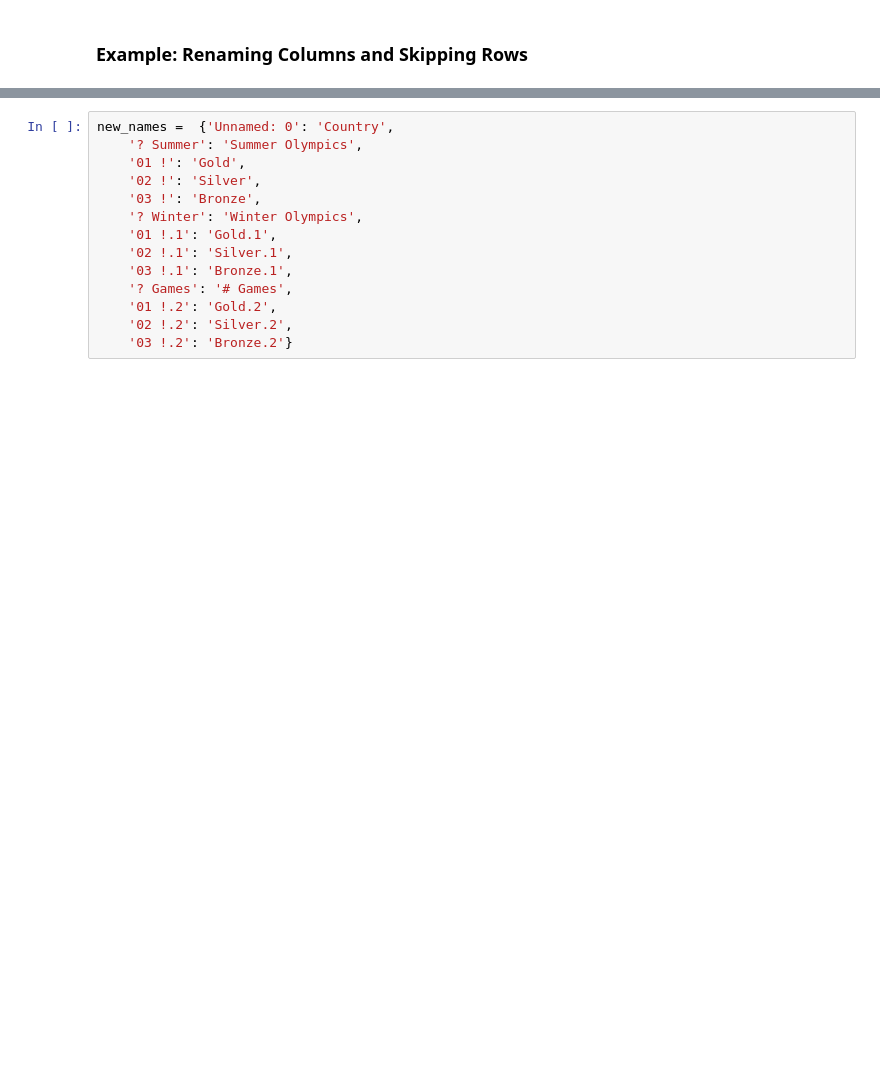
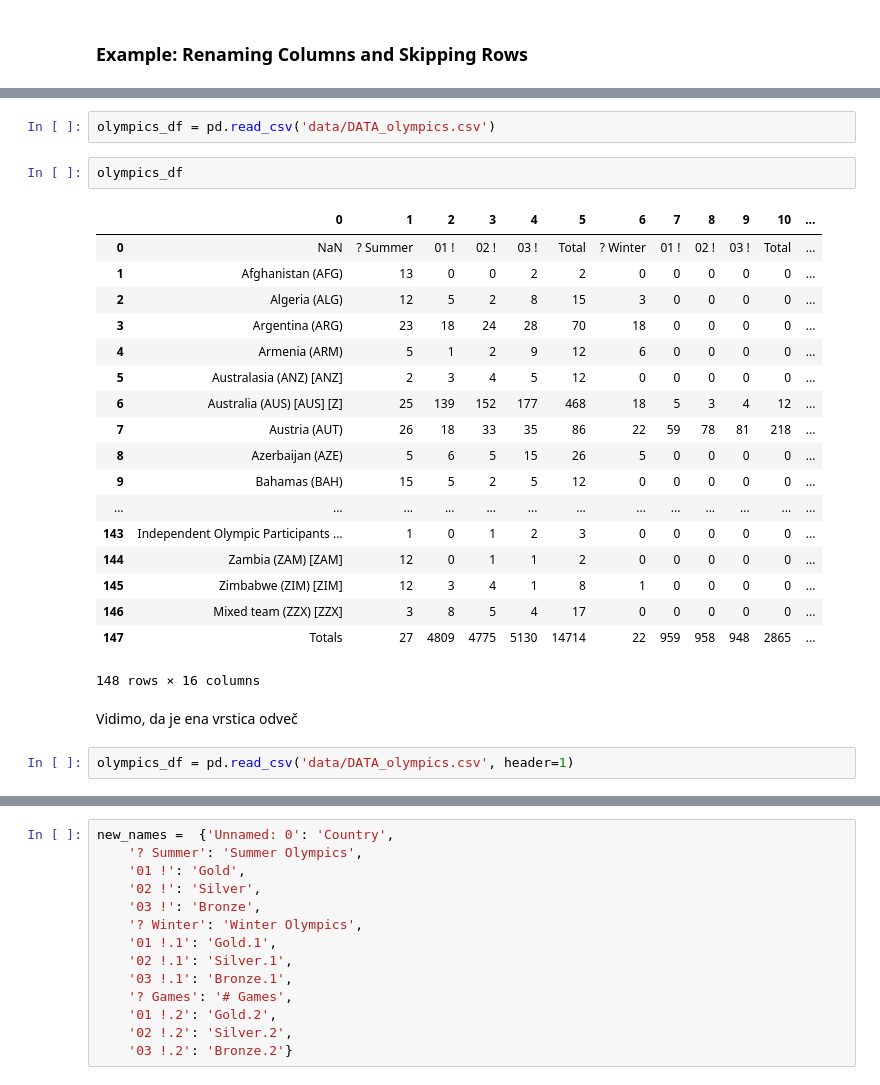
Before and after one commit to gaspera/python_analitika, a Jupyter notebook: teden_04/04_teden_uvoz_in_priprava_podatkov_clean.ipynb, the cells around one changed output, grey strips where cells are left out. Drawn from its saved outputs; the diff is of its cells as text; blank space fills up the shorter version.

```diff
--- a/teden_04/04_teden_uvoz_in_priprava_podatkov_clean.ipynb
+++ b/teden_04/04_teden_uvoz_in_priprava_podatkov_clean.ipynb
@@ -589,0 +1528,27 @@ data = pd.DataFrame(np.arange(12).reshape((3, 4)),
+# %%
+olympics_df = pd.read_csv('data/DATA_olympics.csv')
+# %%
+olympics_df
+# %% [output]
+|  | 0 | 1 | 2 | 3 | 4 | 5 | 6 | 7 | 8 | 9 | 10 | ... |
+| 0 | NaN | ? Summer | 01 ! | 02 ! | 03 ! | Total | ? Winter | 01 ! | 02 ! | 03 ! | Total | ... |
+| 1 | Afghanistan (AFG) | 13 | 0 | 0 | 2 | 2 | 0 | 0 | 0 | 0 | 0 | ... |
+| 2 | Algeria (ALG) | 12 | 5 | 2 | 8 | 15 | 3 | 0 | 0 | 0 | 0 | ... |
+| 3 | Argentina (ARG) | 23 | 18 | 24 | 28 | 70 | 18 | 0 | 0 | 0 | 0 | ... |
+| 4 | Armenia (ARM) | 5 | 1 | 2 | 9 | 12 | 6 | 0 | 0 | 0 | 0 | ... |
+| 5 | Australasia (ANZ) [ANZ] | 2 | 3 | 4 | 5 | 12 | 0 | 0 | 0 | 0 | 0 | ... |
+| 6 | Australia (AUS) [AUS] [Z] | 25 | 139 | 152 | 177 | 468 | 18 | 5 | 3 | 4 | 12 | ... |
+| 7 | Austria (AUT) | 26 | 18 | 33 | 35 | 86 | 22 | 59 | 78 | 81 | 218 | ... |
+| 8 | Azerbaijan (AZE) | 5 | 6 | 5 | 15 | 26 | 5 | 0 | 0 | 0 | 0 | ... |
+| 9 | Bahamas (BAH) | 15 | 5 | 2 | 5 | 12 | 0 | 0 | 0 | 0 | 0 | ... |
+| ... | ... | ... | ... | ... | ... | ... | ... | ... | ... | ... | ... | ... |
+| 143 | Independent Olympic Participants ... | 1 | 0 | 1 | 2 | 3 | 0 | 0 | 0 | 0 | 0 | ... |
+| 144 | Zambia (ZAM) [ZAM] | 12 | 0 | 1 | 1 | 2 | 0 | 0 | 0 | 0 | 0 | ... |
+| 145 | Zimbabwe (ZIM) [ZIM] | 12 | 3 | 4 | 1 | 8 | 1 | 0 | 0 | 0 | 0 | ... |
+| 146 | Mixed team (ZZX) [ZZX] | 3 | 8 | 5 | 4 | 17 | 0 | 0 | 0 | 0 | 0 | ... |
+| 147 | Totals | 27 | 4809 | 4775 | 5130 | 14714 | 22 | 959 | 958 | 948 | 2865 | ... |
+148 rows × 16 columns
+# %% [markdown]
+Vidimo, da je ena vrstica odveč
+# %%
+olympics_df = pd.read_csv('data/DATA_olympics.csv', header=1)
```
Also changed, not shown: parts of 144 cells of this notebook, 3 other files.
